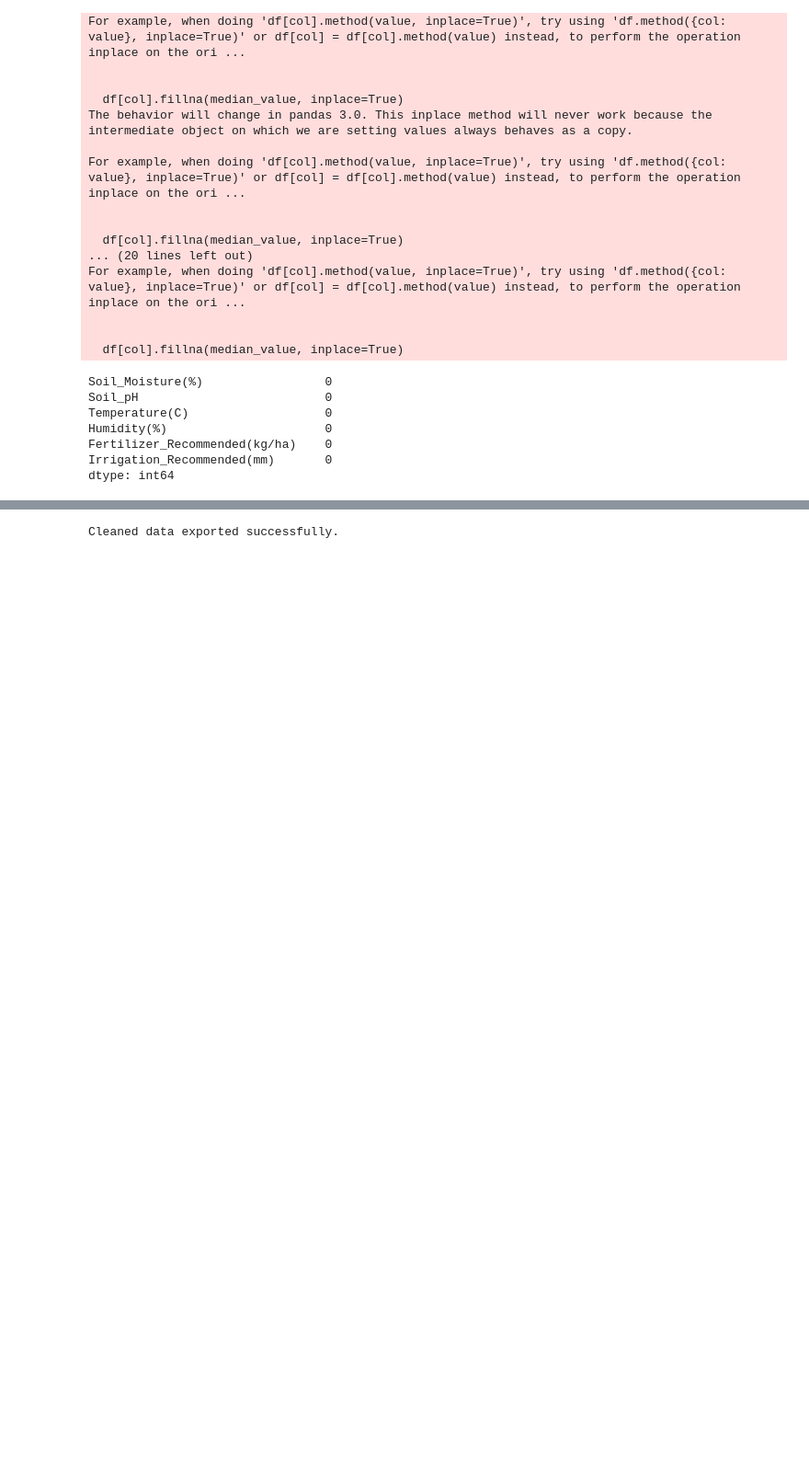
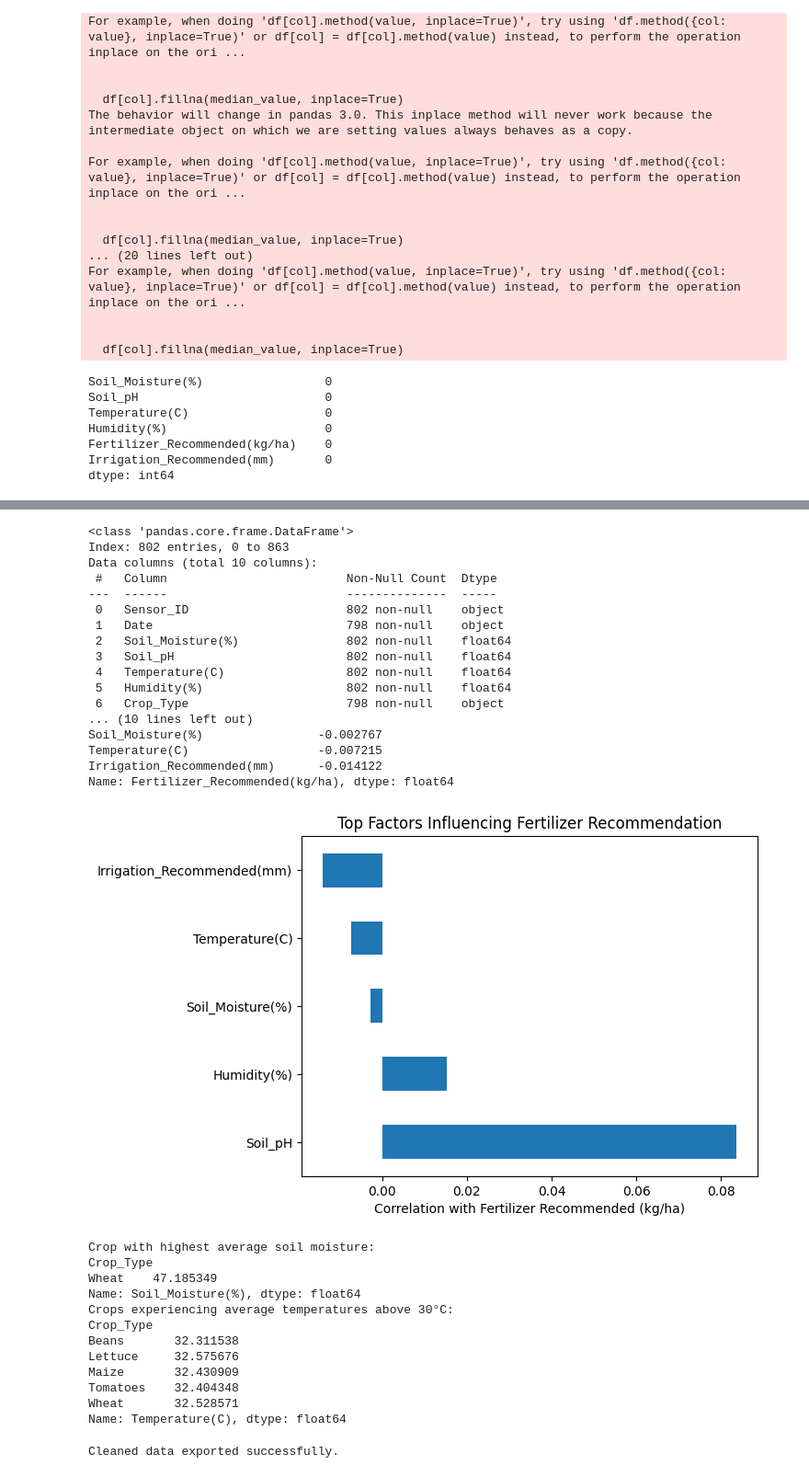
Before and after one commit to mablemunanura/TUSIIME_MABLE, a Jupyter notebook: Assignment5.ipynb, the cells around one changed output, grey strips where cells are left out. Shown: that part at 92% size. Cells and saved outputs as stored; diff of their text form; code cells hidden in the pictures; blank space fills up the shorter version.

```diff
--- a/Assignment5.ipynb
+++ b/Assignment5.ipynb
@@ -134,21 +153,70 @@ plt.show()
 [figure]
 # %%
 # Variables Most Influencing Fertilizer Recommendations
-if 'Fertilizer_Recommendation' in df.columns:
-    corr_with_fertilizer = df.corr()['Fertilizer_Recommendation'].sort_values(ascending=False)
+
+print(df.info())
+if 'Fertilizer_Recommended(kg/ha)' in df.columns:
+    # Select only numeric columns
+    numeric_df = df.select_dtypes(include=['number'])
+
+    # Compute correlations with Fertilizer_Recommended
+    corr_with_fertilizer = numeric_df.corr()['Fertilizer_Recommended(kg/ha)'].sort_values(ascending=False)
+
+    # Display the result
+    print("Variables most influencing fertilizer recommendations:")
     print(corr_with_fertilizer)
+else:
+    print("Fertilizer_Recommended(kg/ha) column not found.")
+
+# Top 5 influencing factors (excluding Fertilizer itself)
+corr_with_fertilizer.drop('Fertilizer_Recommended(kg/ha)').head(5).plot(kind='barh')
+plt.xlabel('Correlation with Fertilizer Recommended (kg/ha)')
+plt.title('Top Factors Influencing Fertilizer Recommendation')
+plt.show()
+
 
 # Crop Type with Highest Average Soil Moisture
-if 'Crop_Type' in df.columns and 'Soil_Moisture' in df.columns:
-    avg_moisture = df.groupby('Crop_Type')['Soil_Moisture'].mean().sort_values(ascending=False)
+if 'Crop_Type' in df.columns and 'Soil_Moisture(%)' in df.columns:
+    avg_moisture = df.groupby('Crop_Type')['Soil_Moisture(%)'].mean().sort_values(ascending=False)
     print("Crop with highest average soil moisture:")
     print(avg_moisture.head(1))
 
 # Irrigation Adjustment for Crops with Average Temperatures > 30°C
-if 'Temperature' in df.columns and 'Crop_Type' in df.columns:
-    high_temp_crops = df[df['Temperature'] > 30].groupby('Crop_Type')['Temperature'].mean()
+if 'Temperature(C)' in df.columns and 'Crop_Type' in df.columns:
+    high_temp_crops = df[df['Temperature(C)'] > 30].groupby('Crop_Type')['Temperature(C)'].mean()
     print("Crops experiencing average temperatures above 30°C:")
     print(high_temp_crops)
+# %% [output]
+<class 'pandas.core.frame.DataFrame'>
+Index: 802 entries, 0 to 863
+Data columns (total 10 columns):
+ #   Column                         Non-Null Count  Dtype
+---  ------                         --------------  -----
+ 0   Sensor_ID                      802 non-null    object
+ 1   Date                           798 non-null    object
+ 2   Soil_Moisture(%)               802 non-null    float64
+ 3   Soil_pH                        802 non-null    float64
+ 4   Temperature(C)                 802 non-null    float64
+ 5   Humidity(%)                    802 non-null    float64
+ 6   Crop_Type                      798 non-null    object
+... (10 lines left out)
+Soil_Moisture(%)                -0.002767
+Temperature(C)                  -0.007215
+Irrigation_Recommended(mm)      -0.014122
+Name: Fertilizer_Recommended(kg/ha), dtype: float64
+[figure, added]
+Crop with highest average soil moisture:
+Crop_Type
+Wheat    47.185349
+Name: Soil_Moisture(%), dtype: float64
+Crops experiencing average temperatures above 30°C:
+Crop_Type
+Beans       32.311538
+Lettuce     32.575676
+Maize       32.430909
+Tomatoes    32.404348
+Wheat       32.528571
+Name: Temperature(C), dtype: float64
 # %%
 df.to_csv('cleaned_precision_agriculture_data.csv', index=False)
 print("Cleaned data exported successfully.")
```
Also changed, not shown: parts of 1 cell of this notebook.
